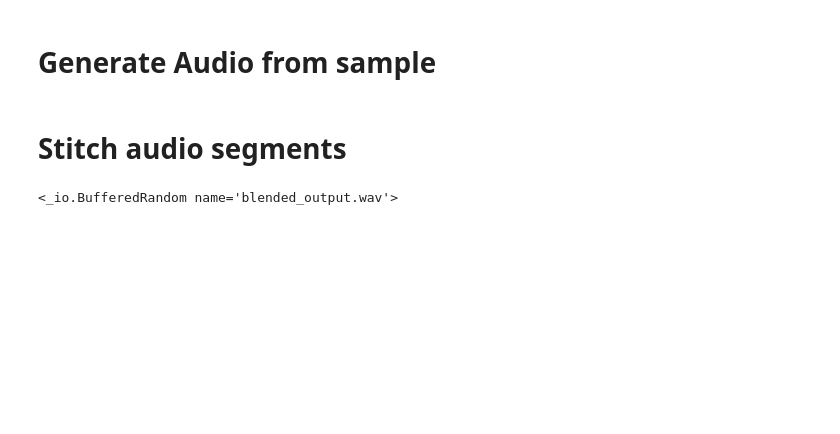
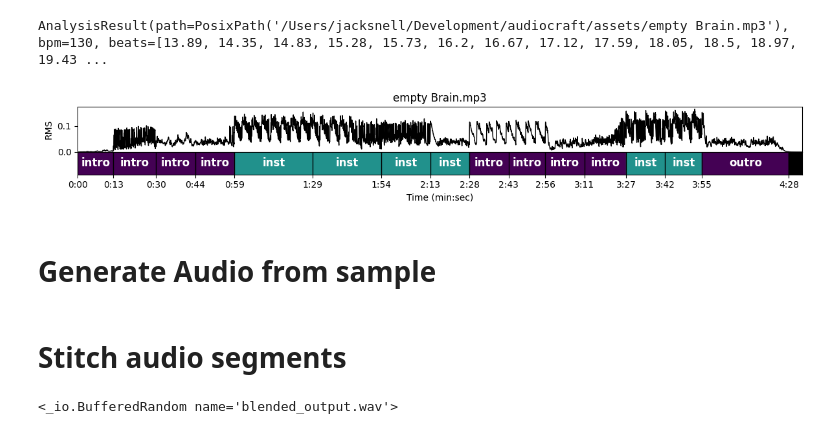
Before and after one commit to mu-sh/GA_music_gen_, a Jupyter notebook: GA.ipynb, the cells around one changed output. Cells and saved outputs as stored; diff of their text form; code cells hidden in the pictures; blank space fills up the shorter version.

```diff
--- a/GA.ipynb
+++ b/GA.ipynb
@@ -18,3 +39,13 @@ print(result)
+# %%
+from pprint import pprint
+pprint(result)
+# %% [output]
+AnalysisResult(path=PosixPath('/Users/jacksnell/Development/audiocraft/assets/empty Brain.mp3'), bpm=130, beats=[13.89, 14.35, 14.83, 15.28, 15.73, 16.2, 16.67, 17.12, 17.59, 18.05, 18.5, 18.97, 19.43 ...
+# %%
+fig = allin1.visualize(result)
+fig.show()
+# %% [output]
+[figure, added]
 # %% [markdown]
 # Generate Audio from sample
 # %%
```
Also changed, not shown: parts of 3 cells of this notebook, 1 other file.
